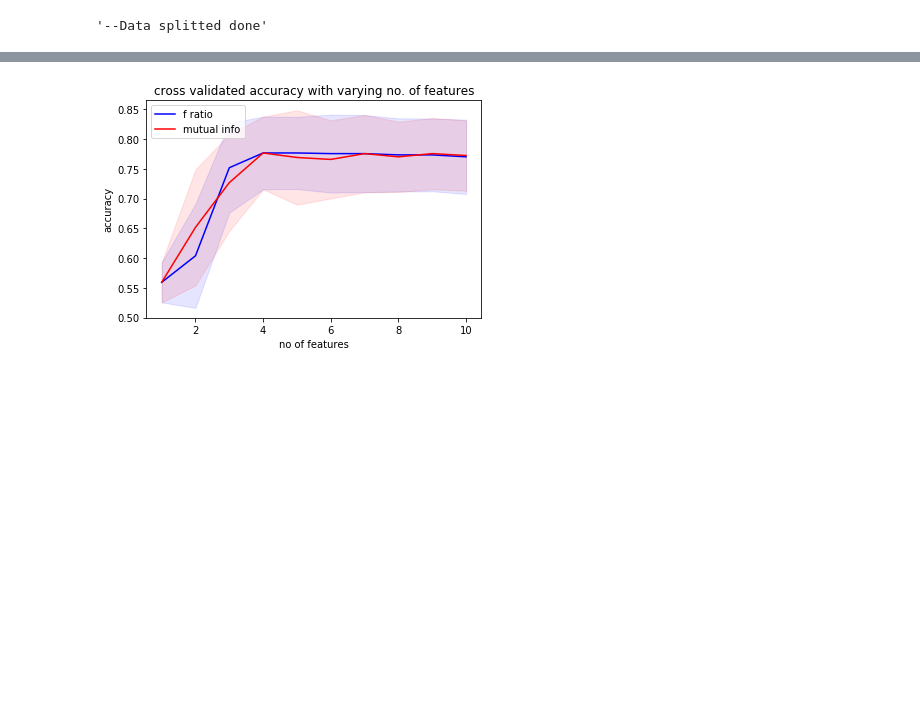
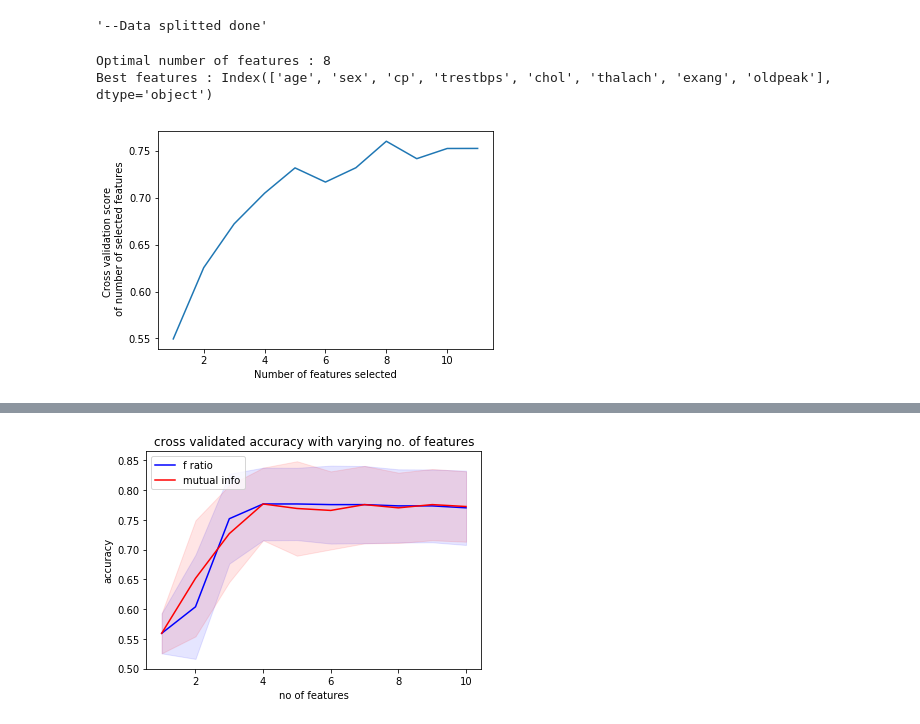
Before and after one commit to javierfs/MyMasterThesis, a Jupyter notebook: Feature_SELECTION.ipynb, the cells around one changed output, grey strips where cells are left out. Drawn from its saved outputs; the diff is of its cells as text; code cells hidden in the pictures; blank space fills up the shorter version.

```diff
--- a/Feature_SELECTION.ipynb
+++ b/Feature_SELECTION.ipynb
@@ -46,3 +46,44 @@ train_X,test_X,train_y,test_y = train_test_split(X,y,test_size=0.33,shuffle = Tr
 pprint('--Data splitted done')
 # %% [output]
 '--Data splitted done'
+# %%
+from sklearn.feature_selection import RFECV
+from sklearn.pipeline import Pipeline
+from sklearn.linear_model import LogisticRegression
+from sklearn.feature_selection import SelectKBest
+from sklearn.preprocessing import Imputer
+from sklearn.model_selection import GridSearchCV
+from sklearn.model_selection import cross_val_score
+from sklearn.feature_selection import mutual_info_classif
+
+from sklearn.model_selection import KFold,StratifiedKFold #for K-fold cross validation
+from sklearn.model_selection import cross_val_score, cross_validate #score evaluation
+from sklearn.model_selection import cross_val_predict #prediction
+from sklearn.metrics import recall_score, f1_score, precision_score, accuracy_score
+from sklearn.metrics.scorer import make_scorer
+
+# The "accuracy" scoring is proportional to the number of correct classifications
+clf_rf_4 = RandomForestClassifier()
+
+cv = StratifiedKFold(n_splits=10)
+
+
+rfecv = RFECV(estimator=clf_rf_4, step=1, cv=cv,scoring='accuracy')   #5-fold cross-validation
+rfecv = rfecv.fit(X, y)
+
+print('Optimal number of features :', rfecv.n_features_)
+print('Best features :', X.columns[rfecv.support_])
+#correlation map
+# %% [output]
+Optimal number of features : 8
+Best features : Index(['age', 'sex', 'cp', 'trestbps', 'chol', 'thalach', 'exang', 'oldpeak'], dtype='object')
+# %%
+# Plot number of features VS. cross-validation scores
+import matplotlib.pyplot as plt
+plt.figure()
+plt.xlabel("Number of features selected")
+plt.ylabel("Cross validation score \n of number of selected features")
+plt.plot(range(1, len(rfecv.grid_scores_) + 1), rfecv.grid_scores_)
+plt.show()
+# %% [output]
+[figure, added]
```
Also changed, not shown: parts of 3 cells of this notebook.
